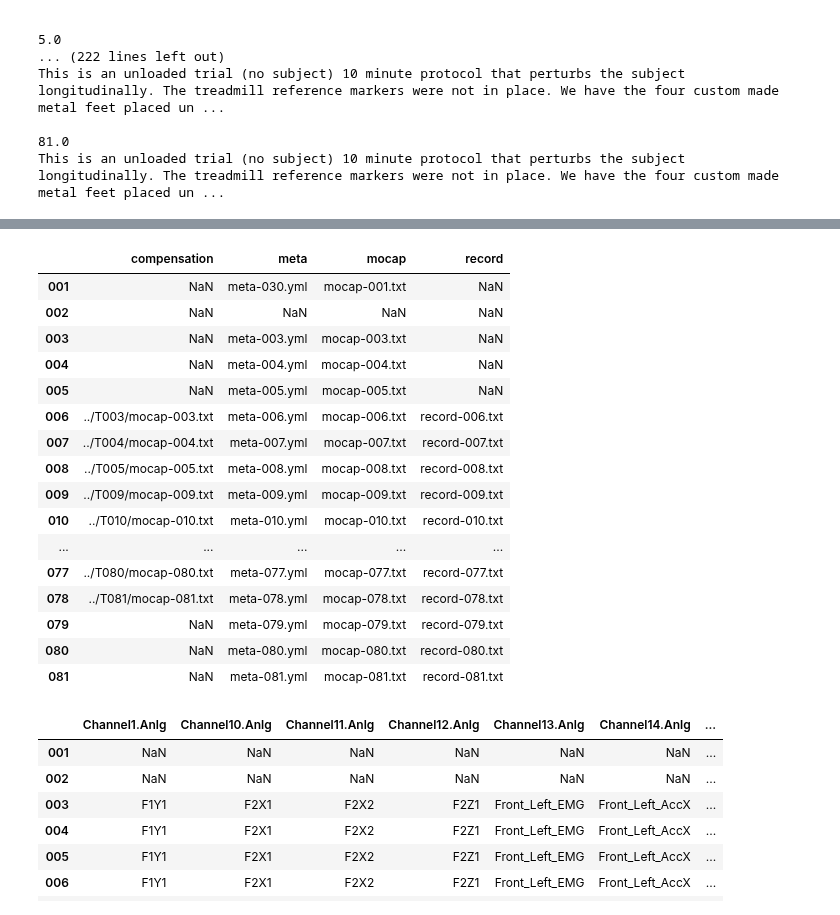
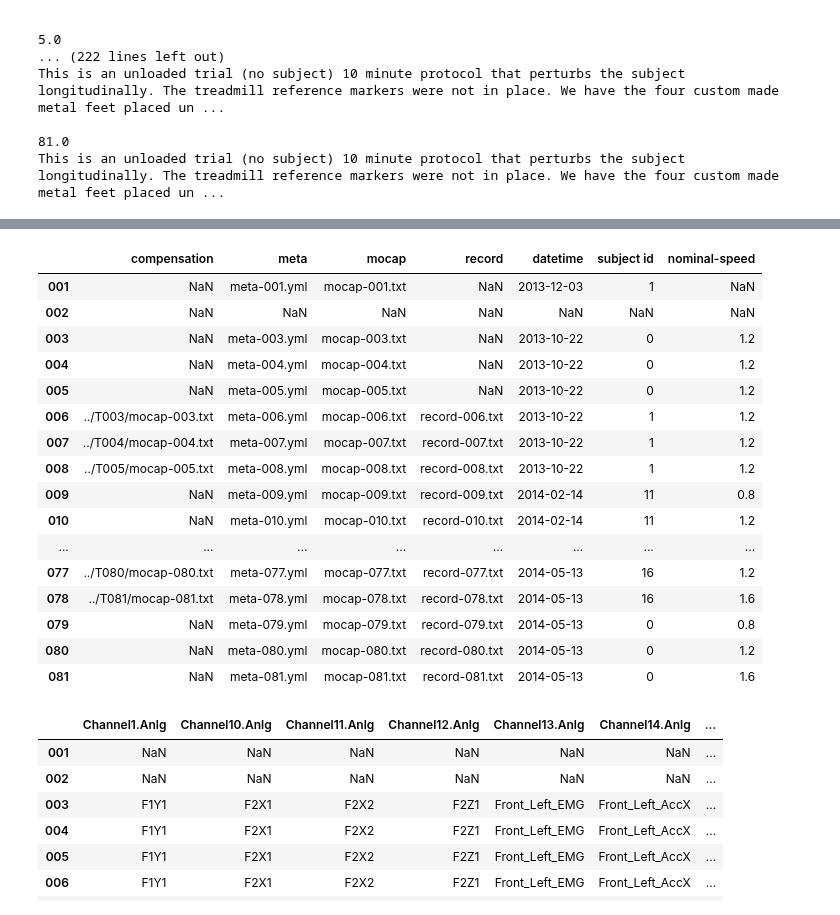
Before and after one commit to csu-hmc/gait-control-direct-id-paper, a Jupyter notebook: notebooks/meta_data_check.ipynb, the cells around one changed output, grey strips where cells are left out. Cells and saved outputs as stored; diff of their text form; code cells hidden in the pictures.

Commit message:
Fixed some meta data entries.

```diff
--- a/notebooks/meta_data_check.ipynb
+++ b/notebooks/meta_data_check.ipynb
@@ -128,26 +128,31 @@ display.HTML(tables['TOP|trial|events'].to_html())
 | 079 | Force Plate Zeroing | Calibration Pose | First Normal Walking | Longitudinal Perturbation | Second Normal Walking | Unloaded End |
 | 080 | Force Plate Zeroing | Calibration Pose | First Normal Walking | Longitudinal Perturbation | Second Normal Walking | Unloaded End |
 | 081 | Force Plate Zeroing | Calibration Pose | First Normal Walking | Longitudinal Perturbation | Second Normal Walking | Unloaded End |
+# %%
+files = tables['TOP|trial|files'].copy()
+files['datetime'] = tables['TOP|trial']['datetime']
+files['subject id'] = tables['TOP|trial']['subject-id']
+files['nominal-speed'] = tables['TOP|trial']['nominal-speed']
 # %%
-display.HTML(tables['TOP|trial|files'].to_html())
+display.HTML(files.to_html())
 # %% [output]
-|  | compensation | meta | mocap | record |
-| 001 | NaN | meta-030.yml | mocap-001.txt | NaN |
-| 002 | NaN | NaN | NaN | NaN |
-| 003 | NaN | meta-003.yml | mocap-003.txt | NaN |
-| 004 | NaN | meta-004.yml | mocap-004.txt | NaN |
-| 005 | NaN | meta-005.yml | mocap-005.txt | NaN |
-| 006 | ../T003/mocap-003.txt | meta-006.yml | mocap-006.txt | record-006.txt |
-| 007 | ../T004/mocap-004.txt | meta-007.yml | mocap-007.txt | record-007.txt |
-| 008 | ../T005/mocap-005.txt | meta-008.yml | mocap-008.txt | record-008.txt |
-| 009 | ../T009/mocap-009.txt | meta-009.yml | mocap-009.txt | record-009.txt |
-| 010 | ../T010/mocap-010.txt | meta-010.yml | mocap-010.txt | record-010.txt |
-| ... | ... | ... | ... | ... |
-| 077 | ../T080/mocap-080.txt | meta-077.yml | mocap-077.txt | record-077.txt |
-| 078 | ../T081/mocap-081.txt | meta-078.yml | mocap-078.txt | record-078.txt |
-| 079 | NaN | meta-079.yml | mocap-079.txt | record-079.txt |
-| 080 | NaN | meta-080.yml | mocap-080.txt | record-080.txt |
-| 081 | NaN | meta-081.yml | mocap-081.txt | record-081.txt |
+|  | compensation | meta | mocap | record | datetime | subject id | nominal-speed |
+| 001 | NaN | meta-001.yml | mocap-001.txt | NaN | 2013-12-03 | 1 | NaN |
+| 002 | NaN | NaN | NaN | NaN | NaN | NaN | NaN |
+| 003 | NaN | meta-003.yml | mocap-003.txt | NaN | 2013-10-22 | 0 | 1.2 |
+| 004 | NaN | meta-004.yml | mocap-004.txt | NaN | 2013-10-22 | 0 | 1.2 |
+| 005 | NaN | meta-005.yml | mocap-005.txt | NaN | 2013-10-22 | 0 | 1.2 |
+| 006 | ../T003/mocap-003.txt | meta-006.yml | mocap-006.txt | record-006.txt | 2013-10-22 | 1 | 1.2 |
+| 007 | ../T004/mocap-004.txt | meta-007.yml | mocap-007.txt | record-007.txt | 2013-10-22 | 1 | 1.2 |
+| 008 | ../T005/mocap-005.txt | meta-008.yml | mocap-008.txt | record-008.txt | 2013-10-22 | 1 | 1.2 |
+| 009 | NaN | meta-009.yml | mocap-009.txt | record-009.txt | 2014-02-14 | 11 | 0.8 |
+| 010 | NaN | meta-010.yml | mocap-010.txt | record-010.txt | 2014-02-14 | 11 | 1.2 |
+| ... | ... | ... | ... | ... | ... | ... | ... |
+| 077 | ../T080/mocap-080.txt | meta-077.yml | mocap-077.txt | record-077.txt | 2014-05-13 | 16 | 1.2 |
+| 078 | ../T081/mocap-081.txt | meta-078.yml | mocap-078.txt | record-078.txt | 2014-05-13 | 16 | 1.6 |
+| 079 | NaN | meta-079.yml | mocap-079.txt | record-079.txt | 2014-05-13 | 0 | 0.8 |
+| 080 | NaN | meta-080.yml | mocap-080.txt | record-080.txt | 2014-05-13 | 0 | 1.2 |
+| 081 | NaN | meta-081.yml | mocap-081.txt | record-081.txt | 2014-05-13 | 0 | 1.6 |
 # %%
 display.HTML(tables['TOP|trial|analog-channel-map'].to_html())
 # %% [output]
```
